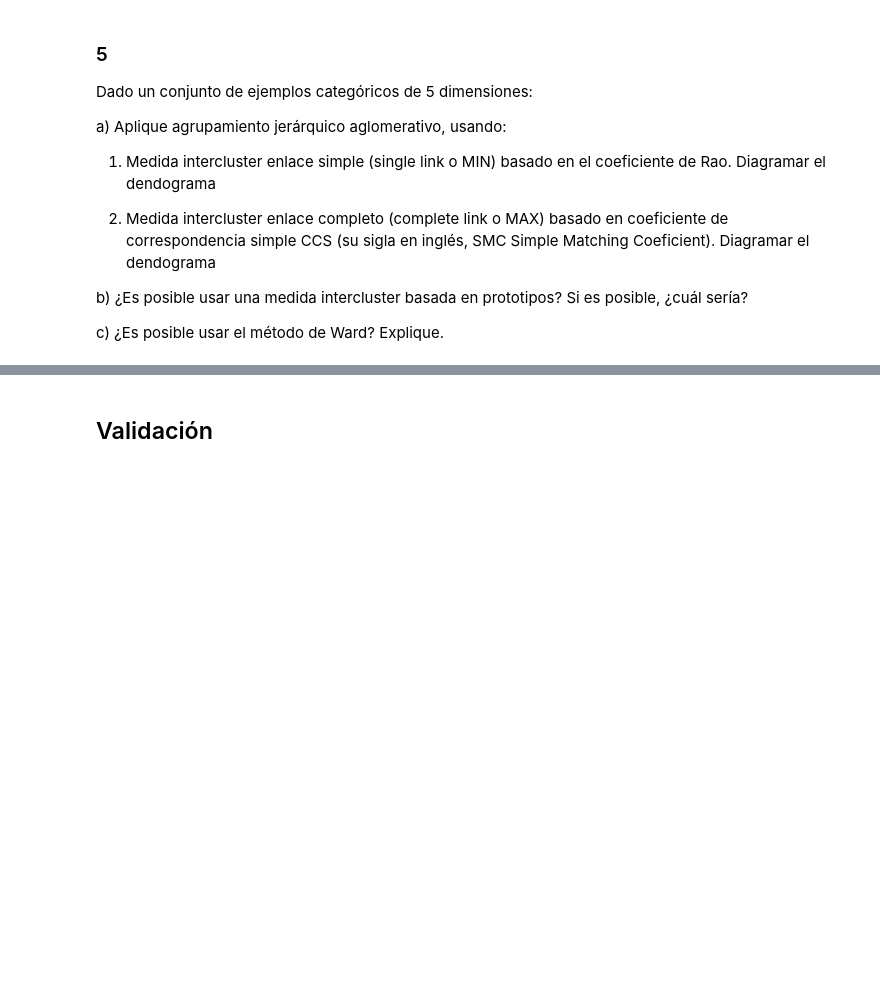
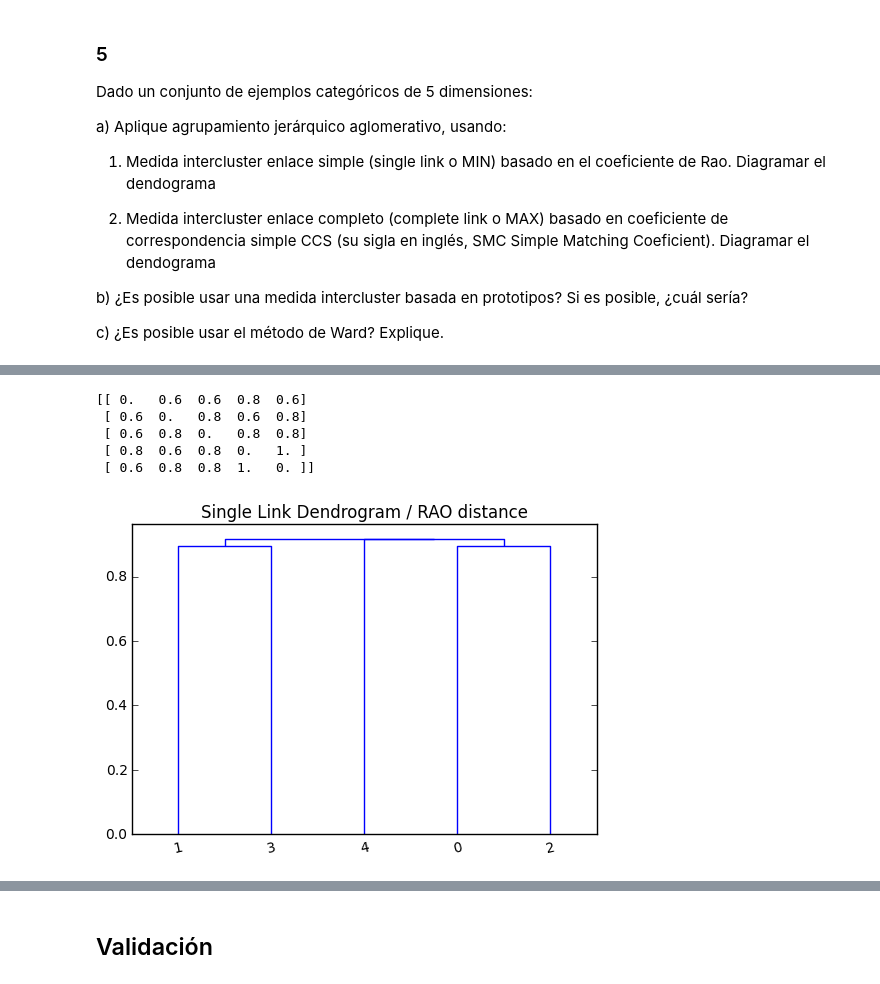
Before and after one commit to Yagwar/TAMD, a Jupyter notebook: Mineria de datos - Taller Agrupación - 88262070.ipynb, the cells around one changed output, grey strips where cells are left out. Cells and saved outputs as stored; diff of their text form; code cells hidden in the pictures; blank space fills up the shorter version.

```diff
--- a/Mineria de datos - Taller Agrupación - 88262070.ipynb
+++ b/Mineria de datos - Taller Agrupación - 88262070.ipynb
@@ -194,3 +247,6 @@ C=[0,0,1,1,0]
 D=[0,1,0,1,0]
 E=[1,0,1,0,1]
 F=[0,1,1,0,0]
+
+cat_data=pd.DataFrame(data=[A,B,C,D,E],columns=dimens)
+cat_data
@@ -196,0 +260,14 @@ F=[0,1,1,0,0]
+# %%
+rao_dist=distance.pdist(cat_data, 'russellrao')
+print distance.squareform(rao_dist)
+Z = hierarchy.linkage(distance.squareform(rao_dist), 'single')
+plt.figure()
+plt.title('Single Link Dendrogram / RAO distance')
+dn = hierarchy.dendrogram(Z)
+# %% [output]
+[[ 0.   0.6  0.6  0.8  0.6]
+ [ 0.6  0.   0.8  0.6  0.8]
+ [ 0.6  0.8  0.   0.8  0.8]
+ [ 0.8  0.6  0.8  0.   1. ]
+ [ 0.6  0.8  0.8  1.   0. ]]
+[figure, added]
```
Also changed, not shown: parts of 15 cells of this notebook.
